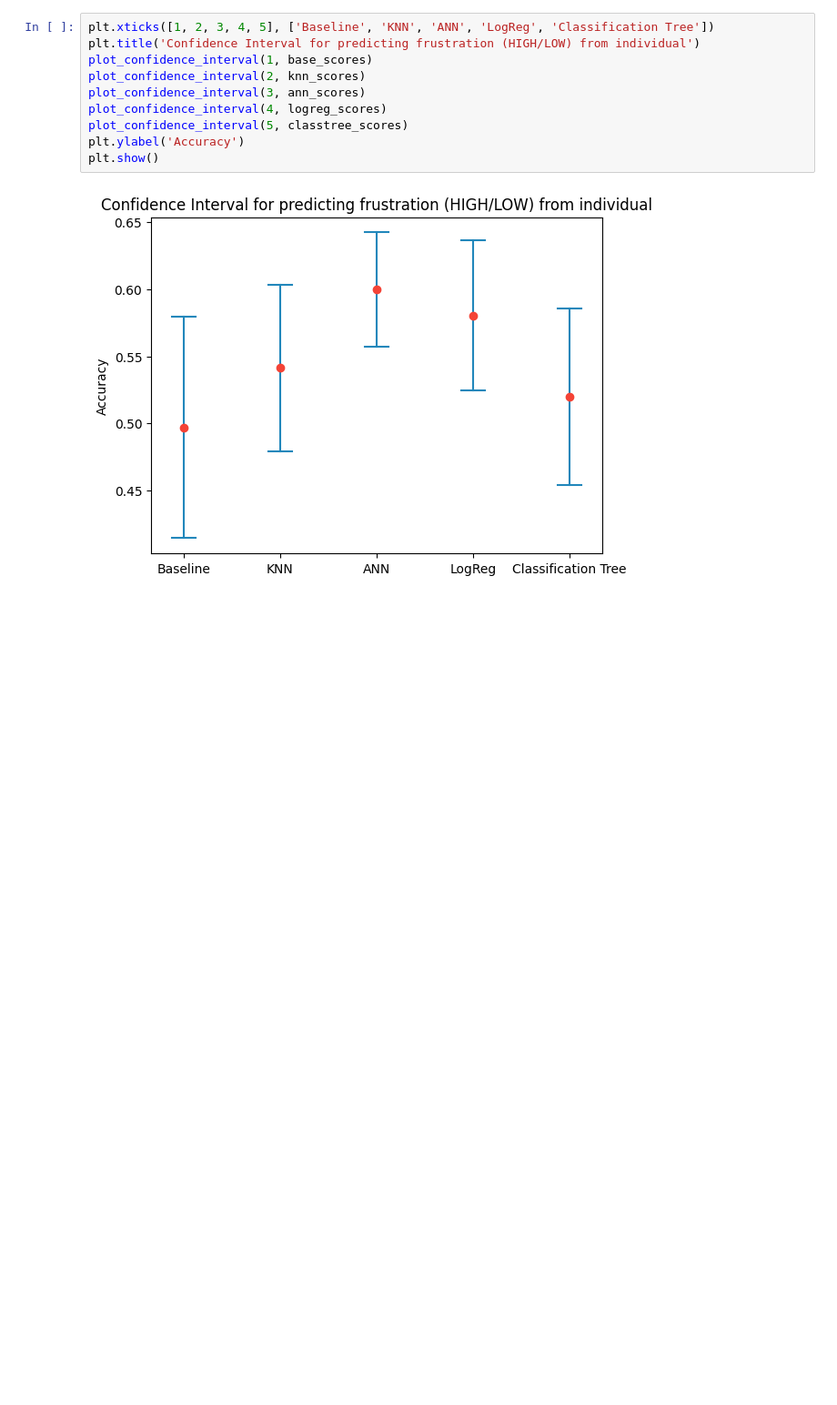
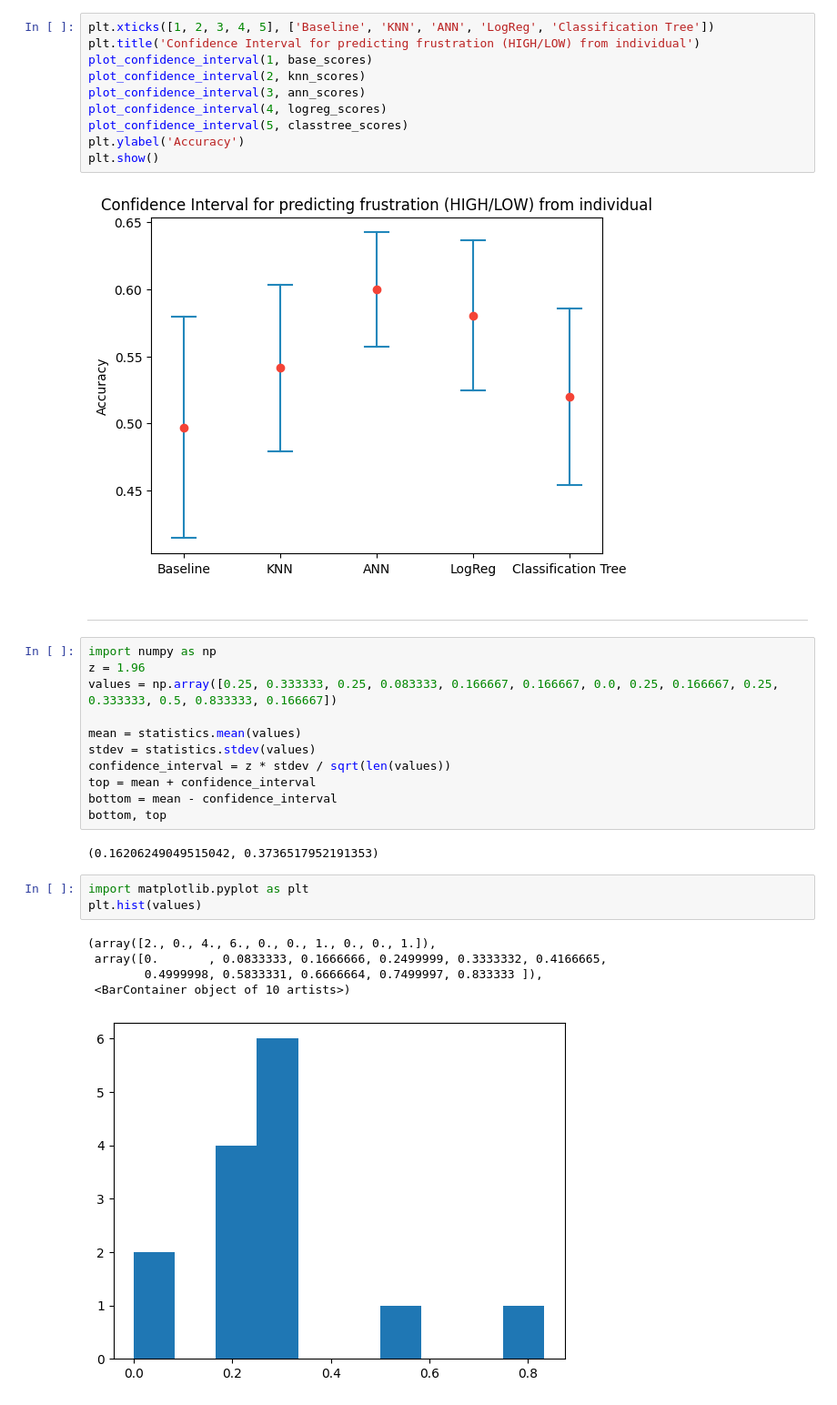
Before and after one commit to Apros7/DTU-AI-Statistics, a Jupyter notebook: AI Stat/Project/confidence_interval.ipynb, the cells around one changed output. Shown: that part at 91% size. Drawn from its saved outputs; the diff is of its cells as text; blank space fills up the shorter version.

```diff
--- a/AI Stat/Project/confidence_interval.ipynb
+++ b/AI Stat/Project/confidence_interval.ipynb
@@ -198,3 +198,27 @@ plt.ylabel('Accuracy')
 plt.show()
 # %% [output]
 [figure]
+# %% [markdown]
+------
+# %%
+import numpy as np
+z = 1.96
+values = np.array([0.25, 0.333333, 0.25, 0.083333, 0.166667, 0.166667, 0.0, 0.25, 0.166667, 0.25, 0.333333, 0.5, 0.833333, 0.166667])
+
+mean = statistics.mean(values)
+stdev = statistics.stdev(values)
+confidence_interval = z * stdev / sqrt(len(values))
+top = mean + confidence_interval
+bottom = mean - confidence_interval
+bottom, top
+# %% [output]
+(0.16206249049515042, 0.3736517952191353)
+# %%
+import matplotlib.pyplot as plt
+plt.hist(values)
+# %% [output]
+(array([2., 0., 4., 6., 0., 0., 1., 0., 0., 1.]),
+ array([0.       , 0.0833333, 0.1666666, 0.2499999, 0.3333332, 0.4166665,
+        0.4999998, 0.5833331, 0.6666664, 0.7499997, 0.833333 ]),
+ <BarContainer object of 10 artists>)
+[figure, added]
```
Also changed, not shown: 1 other file.
